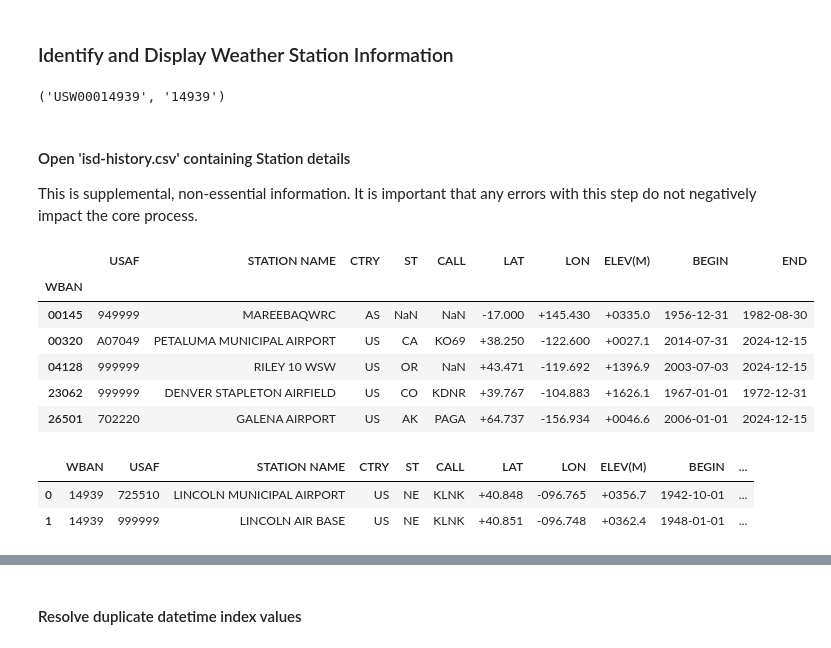
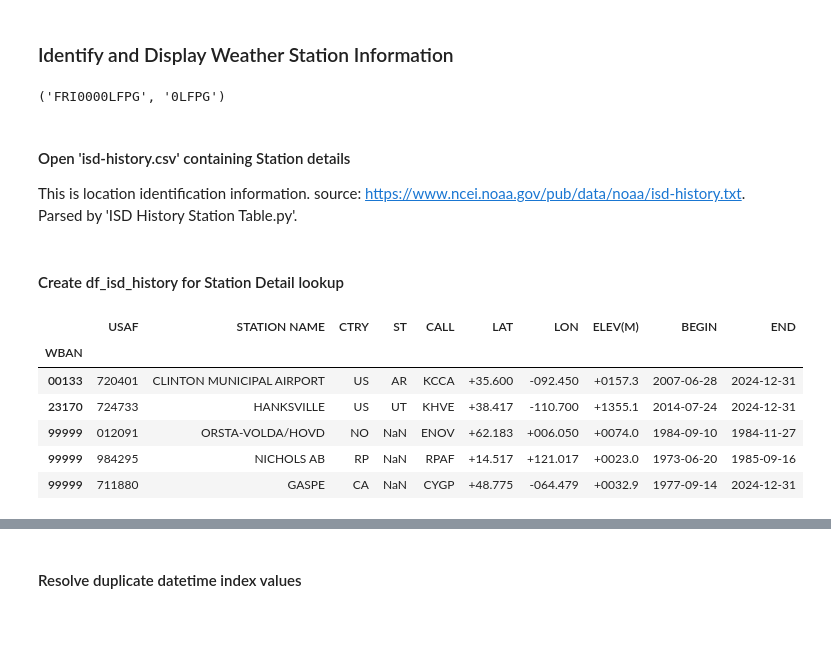
Before and after one commit to emskiphoto/noaa-weather-hourly, a Jupyter notebook: dev/noaa-weather-hourly.ipynb, the cells around one changed output, grey strips where cells are left out. Drawn from its saved outputs; the diff is of its cells as text; code cells hidden in the pictures.

Commit message:
CALL lookup, resilience for non-USA files

```diff
--- a/dev/noaa-weather-hourly.ipynb
+++ b/dev/noaa-weather-hourly.ipynb
@@ -268,8 +272,9 @@ df.head()
 # identify WBAN station
 station_lcd = str(df['STATION'].value_counts().index[0])
 station_wban = station_lcd[6:]  #important - this is index for the isd-history table
+station_call = station_lcd[-4:] #needed for non-USA locations with 99999 WBAN
 station_lcd, station_wban
 # %% [output]
-('USW00014939', '14939')
+('FRI0000LFPG', '0LFPG')
 # %%
 # remove 'STATION', 'REPORT_TYPE', 'SOURCE' columns - not needed anymore
@@ -277,27 +283,23 @@ df.drop(columns=['STATION', 'REPORT_TYPE', 'SOURCE'], inplace=True, errors='igno
-# %% [markdown]
-#### Open 'isd-history.csv' containing Station details
-This is supplemental, non-essential information.   It is important that any errors with this step do not negatively impact the core process.
+# %% [markdown]
+#### Open 'isd-history.csv' containing Station details
+This is location identification information.  source:  https://www.ncei.noaa.gov/pub/data/noaa/isd-history.txt.  Parsed by 'ISD History Station Table.py'.
 # %%
 isd_history_available = False
 file_isd_history = find_latest_file(dir_data, pattern_isd_history_file)
 if file_isd_history.is_file():
     isd_history_available = True
+# %% [markdown]
+#### Create df_isd_history for Station Detail lookup
 # %%
 df_isd_history = pd.read_csv(file_isd_history, index_col='WBAN',
-                             dtype={'WBAN': object}).sort_values(by=['USAF', 'BEGIN'],
-                                                             ascending=[True, False])
+                     dtype={'WBAN': object}).sort_values(
+                    by=['USAF', 'BEGIN'], ascending=[True, False])
 df_isd_history.sample(5).sort_index()
 # %% [output]
 |  | USAF | STATION NAME | CTRY | ST | CALL | LAT | LON | ELEV(M) | BEGIN | END |
 | WBAN |  |  |  |  |  |  |  |  |  |  |
-| 00145 | 949999 | MAREEBAQWRC | AS | NaN | NaN | -17.000 | +145.430 | +0335.0 | 1956-12-31 | 1982-08-30 |
-| 00320 | A07049 | PETALUMA MUNICIPAL AIRPORT | US | CA | KO69 | +38.250 | -122.600 | +0027.1 | 2014-07-31 | 2024-12-15 |
-| 04128 | 999999 | RILEY 10 WSW | US | OR | NaN | +43.471 | -119.692 | +1396.9 | 2003-07-03 | 2024-12-15 |
-| 23062 | 999999 | DENVER STAPLETON AIRFIELD | US | CO | KDNR | +39.767 | -104.883 | +1626.1 | 1967-01-01 | 1972-12-31 |
-| 26501 | 702220 | GALENA AIRPORT | US | AK | PAGA | +64.737 | -156.934 | +0046.6 | 2006-01-01 | 2024-12-15 |
+| 00133 | 720401 | CLINTON MUNICIPAL AIRPORT | US | AR | KCCA | +35.600 | -092.450 | +0157.3 | 2007-06-28 | 2024-12-31 |
+| 23170 | 724733 | HANKSVILLE | US | UT | KHVE | +38.417 | -110.700 | +1355.1 | 2014-07-24 | 2024-12-31 |
+| 99999 | 012091 | ORSTA-VOLDA/HOVD | NO | NaN | ENOV | +62.183 | +006.050 | +0074.0 | 1984-09-10 | 1984-11-27 |
+| 99999 | 984295 | NICHOLS AB | RP | NaN | RPAF | +14.517 | +121.017 | +0023.0 | 1973-06-20 | 1985-09-16 |
+| 99999 | 711880 | GASPE | CA | NaN | CYGP | +48.775 | -064.479 | +0032.9 | 1977-09-14 | 2024-12-31 |
-# %%
-df_isd_history.loc[station_wban].reset_index()
-# %% [output]
-|  | WBAN | USAF | STATION NAME | CTRY | ST | CALL | LAT | LON | ELEV(M) | BEGIN | ... |
-| 0 | 14939 | 725510 | LINCOLN MUNICIPAL AIRPORT | US | NE | KLNK | +40.848 | -096.765 | +0356.7 | 1942-10-01 | ... |
-| 1 | 14939 | 999999 | LINCOLN AIR BASE | US | NE | KLNK | +40.851 | -096.748 | +0362.4 | 1948-01-01 | ... |
```
Also changed, not shown: parts of 116 cells of this notebook, 5 other files.
